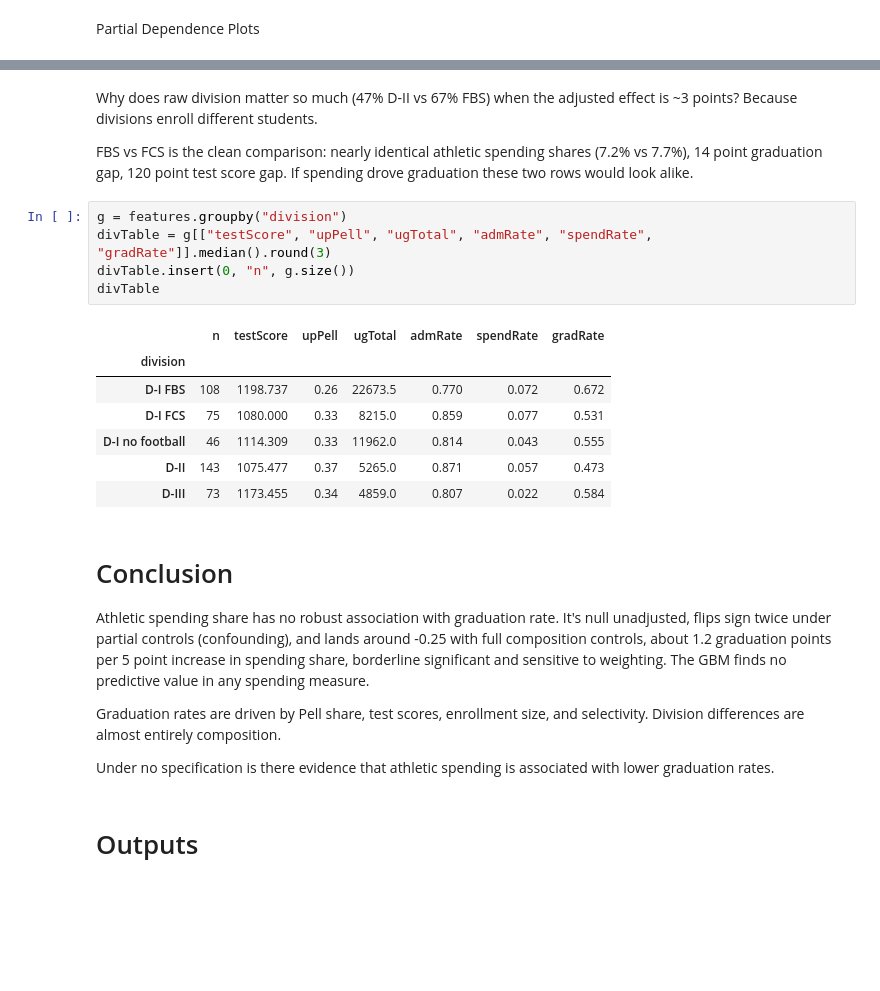
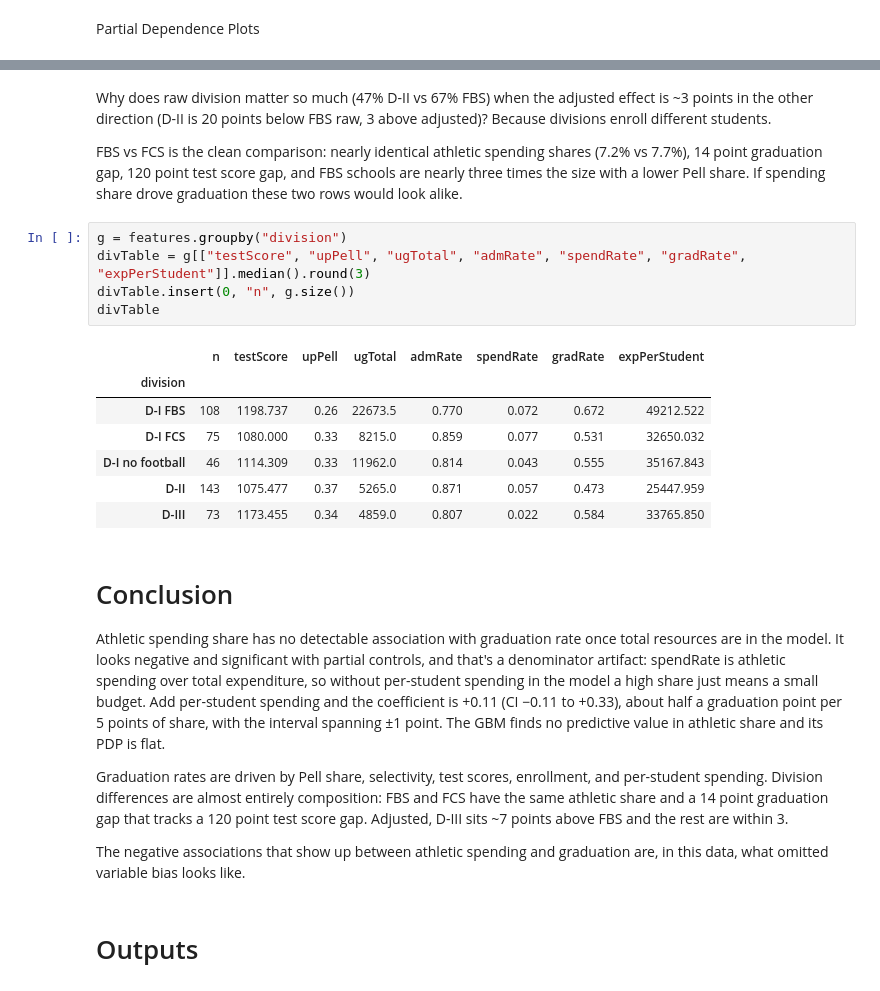
Before and after one commit to Valen0604/Valen0604.github.io, a Jupyter notebook: athletic-spending-outcomes/Python_Extension/main.ipynb, the cells around one changed output, grey strips where cells are left out. Cells and saved outputs as stored; diff of their text form; blank space fills up the shorter version.

```diff
--- a/athletic-spending-outcomes/Python_Extension/main.ipynb
+++ b/athletic-spending-outcomes/Python_Extension/main.ipynb
@@ -536,28 +654,28 @@ Athletic, administrative, and instructional spending shares are flat. Expenses p
 # %% [markdown]
-Why does raw division matter so much (47% D-II vs 67% FBS) when the adjusted effect is ~3 points? Because divisions enroll different students.
+Why does raw division matter so much (47% D-II vs 67% FBS) when the adjusted effect is ~3 points in the other direction (D-II is 20 points below FBS raw, 3 above adjusted)? Because divisions enroll different students.
 
-FBS vs FCS is the clean comparison: nearly identical athletic spending shares (7.2% vs 7.7%), 14 point graduation gap, 120 point test score gap. If spending drove graduation these two rows would look alike.
+FBS vs FCS is the clean comparison: nearly identical athletic spending shares (7.2% vs 7.7%), 14 point graduation gap, 120 point test score gap, and FBS schools are nearly three times the size with a lower Pell share. If spending share drove graduation these two rows would look alike.
 # %%
 g = features.groupby("division")
-divTable = g[["testScore", "upPell", "ugTotal", "admRate", "spendRate", "gradRate"]].median().round(3)
+divTable = g[["testScore", "upPell", "ugTotal", "admRate", "spendRate", "gradRate", "expPerStudent"]].median().round(3)
 divTable.insert(0, "n", g.size())
 divTable
 # %% [output]
-|  | n | testScore | upPell | ugTotal | admRate | spendRate | gradRate |
-| division |  |  |  |  |  |  |  |
-| D-I FBS | 108 | 1198.737 | 0.26 | 22673.5 | 0.770 | 0.072 | 0.672 |
-| D-I FCS | 75 | 1080.000 | 0.33 | 8215.0 | 0.859 | 0.077 | 0.531 |
-| D-I no football | 46 | 1114.309 | 0.33 | 11962.0 | 0.814 | 0.043 | 0.555 |
-| D-II | 143 | 1075.477 | 0.37 | 5265.0 | 0.871 | 0.057 | 0.473 |
-| D-III | 73 | 1173.455 | 0.34 | 4859.0 | 0.807 | 0.022 | 0.584 |
+|  | n | testScore | upPell | ugTotal | admRate | spendRate | gradRate | expPerStudent |
+| division |  |  |  |  |  |  |  |  |
+| D-I FBS | 108 | 1198.737 | 0.26 | 22673.5 | 0.770 | 0.072 | 0.672 | 49212.522 |
+| D-I FCS | 75 | 1080.000 | 0.33 | 8215.0 | 0.859 | 0.077 | 0.531 | 32650.032 |
+| D-I no football | 46 | 1114.309 | 0.33 | 11962.0 | 0.814 | 0.043 | 0.555 | 35167.843 |
+| D-II | 143 | 1075.477 | 0.37 | 5265.0 | 0.871 | 0.057 | 0.473 | 25447.959 |
+| D-III | 73 | 1173.455 | 0.34 | 4859.0 | 0.807 | 0.022 | 0.584 | 33765.850 |
 # %% [markdown]
 # Conclusion
 
-Athletic spending share has no robust association with graduation rate. It's null unadjusted, flips sign twice under partial controls (confounding), and lands around -0.25 with full composition controls, about 1.2 graduation points per 5 point increase in spending share, borderline significant and sensitive to weighting. The GBM finds no predictive value in any spending measure.
+Athletic spending share has no detectable association with graduation rate once total resources are in the model. It looks negative and significant with partial controls, and that's a denominator artifact: spendRate is athletic spending over total expenditure, so without per-student spending in the model a high share just means a small budget. Add per-student spending and the coefficient is +0.11 (CI −0.11 to +0.33), about half a graduation point per 5 points of share, with the interval spanning ±1 point. The GBM finds no predictive value in athletic share and its PDP is flat.
 
-Graduation rates are driven by Pell share, test scores, enrollment size, and selectivity. Division differences are almost entirely composition.
+Graduation rates are driven by Pell share, selectivity, test scores, enrollment, and per-student spending. Division differences are almost entirely composition: FBS and FCS have the same athletic share and a 14 point graduation gap that tracks a 120 point test score gap. Adjusted, D-III sits ~7 points above FBS and the rest are within 3.
 
-Under no specification is there evidence that athletic spending is associated with lower graduation rates.
+The negative associations that show up between athletic spending and graduation are, in this data, what omitted variable bias looks like.
 # %% [markdown]
 # Outputs
 # %%
```
Also changed, not shown: parts of 46 cells of this notebook, 2 other files.
